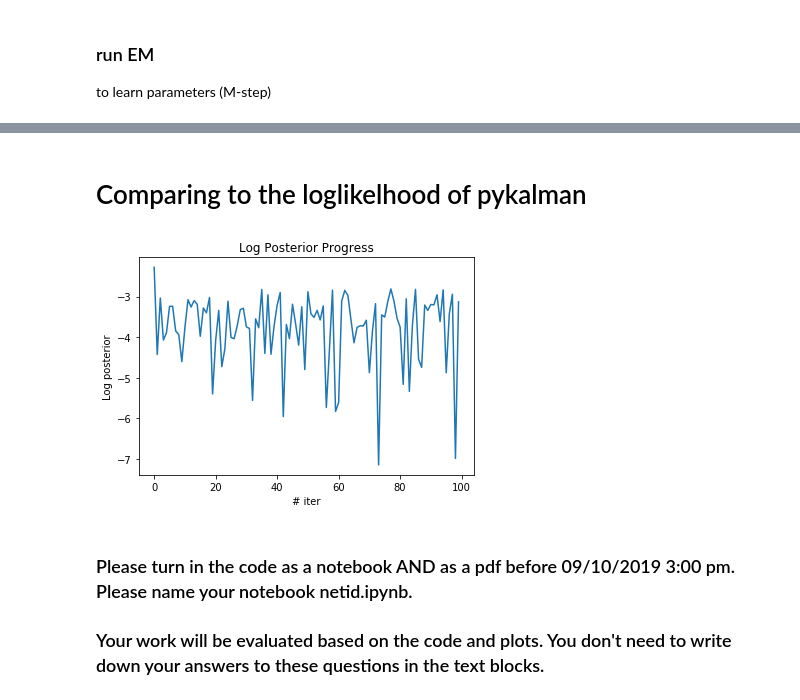
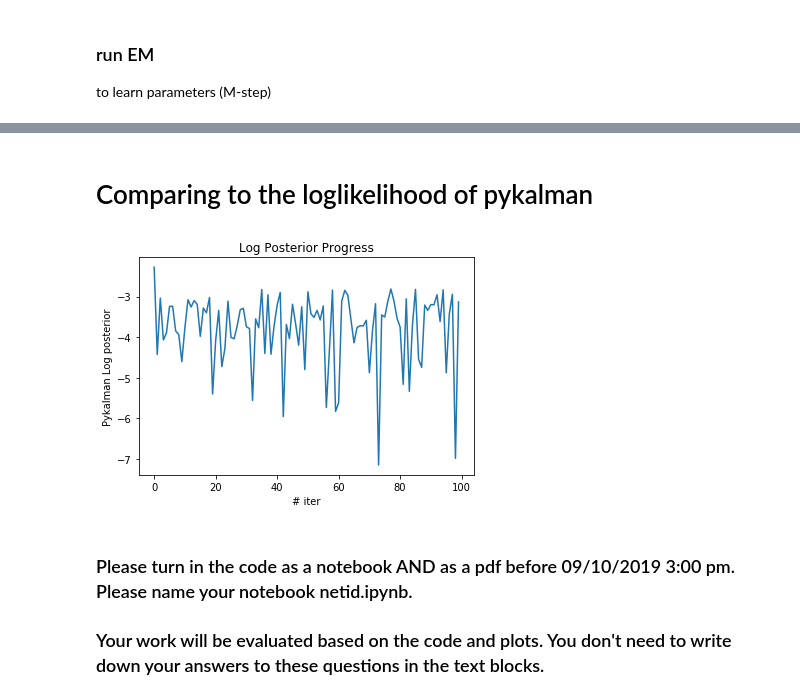
Before and after one commit to ygrepo/Time-Series, a Jupyter notebook: labs/week4/YVES_GREATTI_yg390_lab-week4-student.ipynb, the cells around one changed output, grey strips where cells are left out. Saved outputs shown, nothing was run; the diff lists cells and outputs as text; code cells hidden in the pictures.

```diff
--- a/labs/week4/YVES_GREATTI_yg390_lab-week4-student.ipynb
+++ b/labs/week4/YVES_GREATTI_yg390_lab-week4-student.ipynb
@@ -690,10 +690,10 @@ visualize_line_plot(my_kf.avg_em_log_posterior, "# iter", "avg log posterior", "
 # %% [markdown]
-# Comparing to the loglikelhood of pykalman
+# Comparing to the loglikelihood of pykalman
 # %%
 logprobs,_ = kf.loglikelihood(data)
-visualize_line_plot(logprobs, "# iter", "Log posterior", "Log Posterior Progress")
+visualize_line_plot(logprobs, "# iter", "Pykalman Log posterior", "Log Posterior Progress")
 # %% [output]
-[figure, old version]
+[figure, new version]
 # %% [markdown]
 ### Please turn in the code as a notebook AND as a pdf before 09/10/2019 3:00 pm. Please name your notebook netid.ipynb.
 
```
Also changed, not shown: parts of 5 cells of this notebook, 1 other file.
